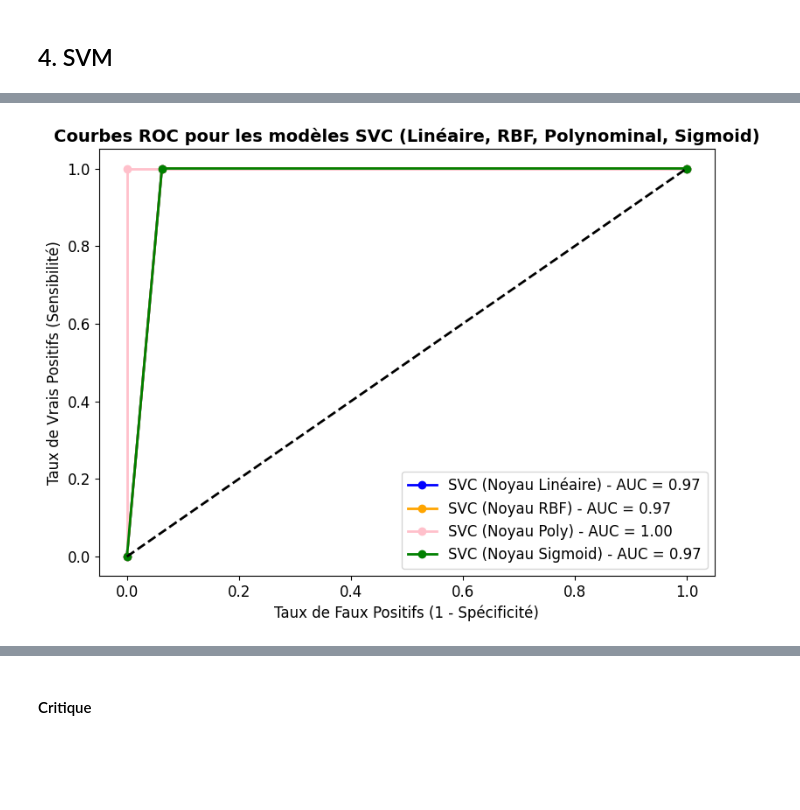
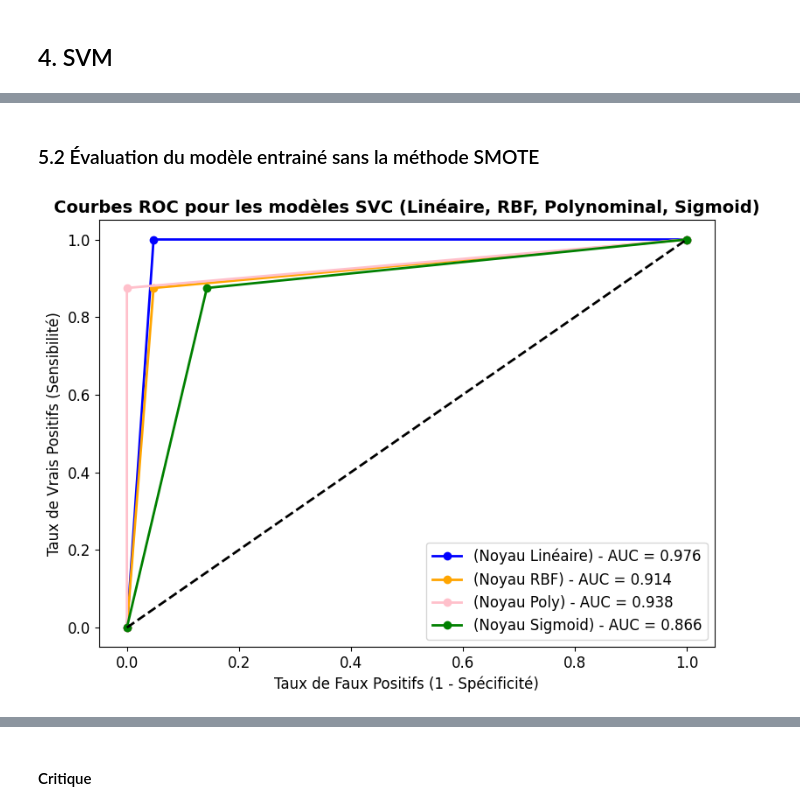
Before and after one commit to marktr11/Cervical-Cancer-Risk-Classification, a Jupyter notebook: Code/SVM.ipynb, the cells around one changed output, grey strips where cells are left out. Cells and saved outputs as stored; diff of their text form; code cells hidden in the pictures; blank space fills up the shorter version.

```diff
--- a/Code/SVM.ipynb
+++ b/Code/SVM.ipynb
@@ -407,5 +407,5 @@ weighted avg       0.96      0.95      0.96        22
 # %%
-svc_best_poly = SVC(C=10, kernel='poly', probability=True)
+svc_best_poly = SVC(C=100, kernel='poly', probability=True)
 
 svc_best_poly.fit(X_train_scaled, y_train)
 y_pred_poly = svc_best_poly.predict(X_test_scaled)
@@ -431,5 +431,5 @@ weighted avg       1.00      1.00      1.00        22
 # %%
-svc_best_sig = SVC(C=1, kernel='linear', probability=True)
+svc_best_sig = SVC(C=100, kernel='sigmoid', probability=True)
 
 svc_best_sig.fit(X_train_scaled, y_train)
 y_pred_sig = svc_best_sig.predict(X_test_scaled)
@@ -455,37 +537,39 @@ weighted avg       0.96      0.95      0.96        22
+# %% [markdown]
+### 5.2 Évaluation du modèle entrainé sans la méthode SMOTE
 # %%
 #Sans SMOTE
 
 fpr_lin, tpr_lin, _ = roc_curve(y_test, y_pred_lin)  # ROC pour le modèle SVC avec noyau linéaire
 fpr_rbf, tpr_rbf, _ = roc_curve(y_test, y_pred_rbf)  # ROC pour le modèle SVC avec noyau RBF
 fpr_poly, tpr_poly, _ = roc_curve(y_test, y_pred_poly)
 fpr_sig, tpr_sig, _ = roc_curve(y_test, y_pred_sig)
 
 auc_lin = auc(fpr_lin, tpr_lin)  # AUC pour le modèle SVC avec noyau linéaire
 auc_rbf = auc(fpr_rbf, tpr_rbf)  # AUC pour le modèle SVC avec noyau RBF
 auc_poly = auc(fpr_poly, tpr_poly)
 auc_sig = auc(fpr_sig, tpr_sig)
 
 plt.figure(figsize=(8, 6))
 
-plt.plot(fpr_lin, tpr_lin, label=f'SVC (Noyau Linéaire) - AUC = {auc_lin:.2f}', linewidth=2, marker='o', markersize=6, markerfacecolor='blue', color='blue')
-plt.plot(fpr_rbf, tpr_rbf, label=f'SVC (Noyau RBF) - AUC = {auc_rbf:.2f}', linewidth=2, marker='o', markersize=6, markerfacecolor='orange', color='orange')
-plt.plot(fpr_poly, tpr_poly, label=f'SVC (Noyau Poly) - AUC = {auc_poly:.2f}', linewidth=2, marker='o', markersize=6, markerfacecolor='pink', color='pink')
-plt.plot(fpr_sig, tpr_sig, label=f'SVC (Noyau Sigmoid) - AUC = {auc_sig:.2f}', linewidth=2, marker='o', markersize=6, markerfacecolor='green', color='green')
+plt.plot(fpr_lin, tpr_lin, label=f'(Noyau Linéaire) - AUC = {auc_lin:.3f}', linewidth=2, marker='o', markersize=6, markerfacecolor='blue', color='blue')
+plt.plot(fpr_rbf, tpr_rbf, label=f'(Noyau RBF) - AUC = {auc_rbf:.3f}', linewidth=2, marker='o', markersize=6, markerfacecolor='orange', color='orange')
+plt.plot(fpr_poly, tpr_poly, label=f'(Noyau Poly) - AUC = {auc_poly:.3f}', linewidth=2, marker='o', markersize=6, markerfacecolor='pink', color='pink')
+plt.plot(fpr_sig, tpr_sig, label=f'(Noyau Sigmoid) - AUC = {auc_sig:.3f}', linewidth=2, marker='o', markersize=6, markerfacecolor='green', color='green')
 
 # Tracer la ligne diagonale (modèle aléatoire avec AUC = 0.5)
 plt.plot([0, 1], [0, 1], 'k--', linewidth=2)
 
 plt.rcParams['font.size'] = 12
 plt.title('Courbes ROC pour les modèles SVC (Linéaire, RBF, Polynominal, Sigmoid)', fontsize=14, fontweight='bold')
 
 plt.xlabel('Taux de Faux Positifs (1 - Spécificité)', fontsize=12)
 plt.ylabel('Taux de Vrais Positifs (Sensibilité)', fontsize=12)
 
 plt.legend(loc='lower right', fontsize=12)
 
 # Afficher le graphique
 plt.tight_layout()
 plt.savefig("../Image/ROC_SVM.png")
 plt.show()
 # %% [output]
-[figure, old version]
+[figure, new version]
```
Also changed, not shown: parts of 38 cells of this notebook, 14 other files.
